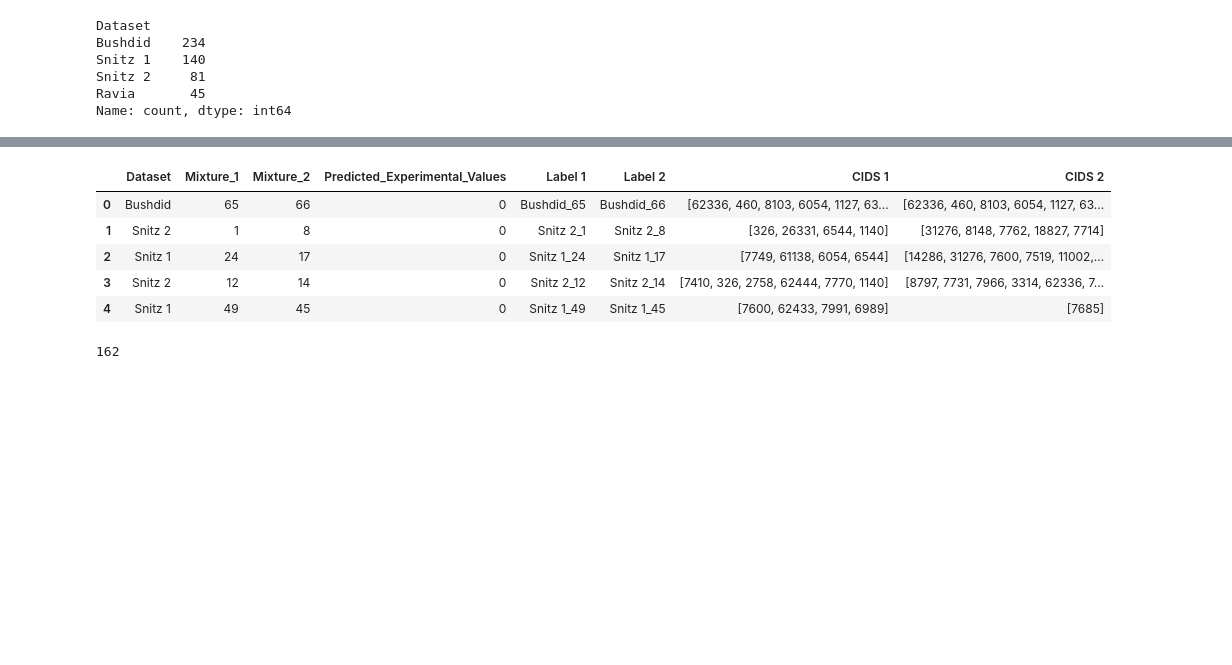
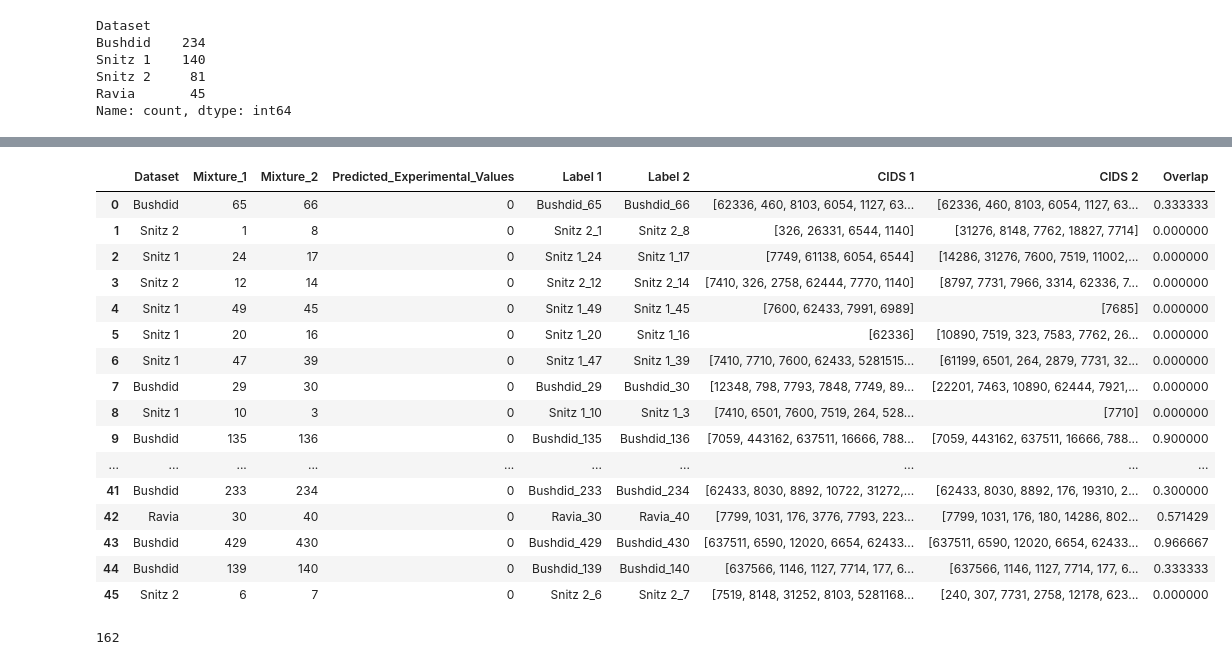
Before and after one commit to laurahsisson/dream, a Jupyter notebook: Notebooks/correct.ipynb, the cells around one changed output, grey strips where cells are left out. Drawn from its saved outputs; the diff is of its cells as text; code cells hidden in the pictures; blank space fills up the shorter version.

```diff
--- a/Notebooks/correct.ipynb
+++ b/Notebooks/correct.ipynb
@@ -115,6 +131,9 @@ train_experiments
 | 499 | Bushdid | 519.0 | 520.0 | 0.807692 |
 500 rows × 4 columns
 # %%
+def jaccard(s1,s2):
+    return len(s1.intersection(s2))/len(s1.union(s2))
+
 def make_df_with_cids(experiments,mixtures,use_dataset=True):
     experiments = experiments.copy()
     if use_dataset:
@@ -125,6 +144,7 @@ def make_df_with_cids(experiments,mixtures,use_dataset=True):
         experiments["Label 2"] = experiments.apply(lambda x: str(int(x["Mixture_2"])),axis=1)
     experiments["CIDS 1"] = experiments.apply(lambda x: mixtures[x["Label 1"]],axis=1)
     experiments["CIDS 2"] = experiments.apply(lambda x: mixtures[x["Label 2"]],axis=1)
+    experiments["Overlap"] = experiments.apply(lambda x: jaccard(set(x["CIDS 1"]),set(x["CIDS 2"])),axis=1)
     return experiments
 train_experiments_with_cids = make_df_with_cids(train_experiments,all_mixtures)
 train_experiments_with_cids
@@ -165,14 +196,25 @@ test_experiments_with_cids.head(5)
 # %%
 leaderboard_experiments = pd.read_csv("Data/Challenge/Leaderboard_set_Submission_form.csv").dropna()
 leaderboard_experiments_with_cids = make_df_with_cids(leaderboard_experiments,all_mixtures)
-leaderboard_experiments_with_cids.head(5)
+leaderboard_experiments_with_cids
 # %% [output]
-|  | Dataset | Mixture_1 | Mixture_2 | Predicted_Experimental_Values | Label 1 | Label 2 | CIDS 1 | CIDS 2 |
-| 0 | Bushdid | 65 | 66 | 0 | Bushdid_65 | Bushdid_66 | [62336, 460, 8103, 6054, 1127, 63... | [62336, 460, 8103, 6054, 1127, 63... |
-| 1 | Snitz 2 | 1 | 8 | 0 | Snitz 2_1 | Snitz 2_8 | [326, 26331, 6544, 1140] | [31276, 8148, 7762, 18827, 7714] |
-| 2 | Snitz 1 | 24 | 17 | 0 | Snitz 1_24 | Snitz 1_17 | [7749, 61138, 6054, 6544] | [14286, 31276, 7600, 7519, 11002,... |
-| 3 | Snitz 2 | 12 | 14 | 0 | Snitz 2_12 | Snitz 2_14 | [7410, 326, 2758, 62444, 7770, 1140] | [8797, 7731, 7966, 3314, 62336, 7... |
-| 4 | Snitz 1 | 49 | 45 | 0 | Snitz 1_49 | Snitz 1_45 | [7600, 62433, 7991, 6989] | [7685] |
+|  | Dataset | Mixture_1 | Mixture_2 | Predicted_Experimental_Values | Label 1 | Label 2 | CIDS 1 | CIDS 2 | Overlap |
+| 0 | Bushdid | 65 | 66 | 0 | Bushdid_65 | Bushdid_66 | [62336, 460, 8103, 6054, 1127, 63... | [62336, 460, 8103, 6054, 1127, 63... | 0.333333 |
+| 1 | Snitz 2 | 1 | 8 | 0 | Snitz 2_1 | Snitz 2_8 | [326, 26331, 6544, 1140] | [31276, 8148, 7762, 18827, 7714] | 0.000000 |
+| 2 | Snitz 1 | 24 | 17 | 0 | Snitz 1_24 | Snitz 1_17 | [7749, 61138, 6054, 6544] | [14286, 31276, 7600, 7519, 11002,... | 0.000000 |
+| 3 | Snitz 2 | 12 | 14 | 0 | Snitz 2_12 | Snitz 2_14 | [7410, 326, 2758, 62444, 7770, 1140] | [8797, 7731, 7966, 3314, 62336, 7... | 0.000000 |
+| 4 | Snitz 1 | 49 | 45 | 0 | Snitz 1_49 | Snitz 1_45 | [7600, 62433, 7991, 6989] | [7685] | 0.000000 |
+| 5 | Snitz 1 | 20 | 16 | 0 | Snitz 1_20 | Snitz 1_16 | [62336] | [10890, 7519, 323, 7583, 7762, 26... | 0.000000 |
+| 6 | Snitz 1 | 47 | 39 | 0 | Snitz 1_47 | Snitz 1_39 | [7410, 7710, 7600, 62433, 5281515... | [61199, 6501, 264, 2879, 7731, 32... | 0.000000 |
+| 7 | Bushdid | 29 | 30 | 0 | Bushdid_29 | Bushdid_30 | [12348, 798, 7793, 7848, 7749, 89... | [22201, 7463, 10890, 62444, 7921,... | 0.000000 |
+| 8 | Snitz 1 | 10 | 3 | 0 | Snitz 1_10 | Snitz 1_3 | [7410, 6501, 7600, 7519, 264, 528... | [7710] | 0.000000 |
+| 9 | Bushdid | 135 | 136 | 0 | Bushdid_135 | Bushdid_136 | [7059, 443162, 637511, 16666, 788... | [7059, 443162, 637511, 16666, 788... | 0.900000 |
+| ... | ... | ... | ... | ... | ... | ... | ... | ... | ... |
+| 41 | Bushdid | 233 | 234 | 0 | Bushdid_233 | Bushdid_234 | [62433, 8030, 8892, 10722, 31272,... | [62433, 8030, 8892, 176, 19310, 2... | 0.300000 |
+| 42 | Ravia | 30 | 40 | 0 | Ravia_30 | Ravia_40 | [7799, 1031, 176, 3776, 7793, 223... | [7799, 1031, 176, 180, 14286, 802... | 0.571429 |
+| 43 | Bushdid | 429 | 430 | 0 | Bushdid_429 | Bushdid_430 | [637511, 6590, 12020, 6654, 62433... | [637511, 6590, 12020, 6654, 62433... | 0.966667 |
+| 44 | Bushdid | 139 | 140 | 0 | Bushdid_139 | Bushdid_140 | [637566, 1146, 1127, 7714, 177, 6... | [637566, 1146, 1127, 7714, 177, 6... | 0.333333 |
+| 45 | Snitz 2 | 6 | 7 | 0 | Snitz 2_6 | Snitz 2_7 | [7519, 8148, 31252, 8103, 5281168... | [240, 307, 7731, 2758, 12178, 623... | 0.000000 |
 # %%
 def is_clean(mixtures):
     for key,cids in mixtures.items():
```
Also changed, not shown: parts of 8 cells of this notebook, 1 other file.
